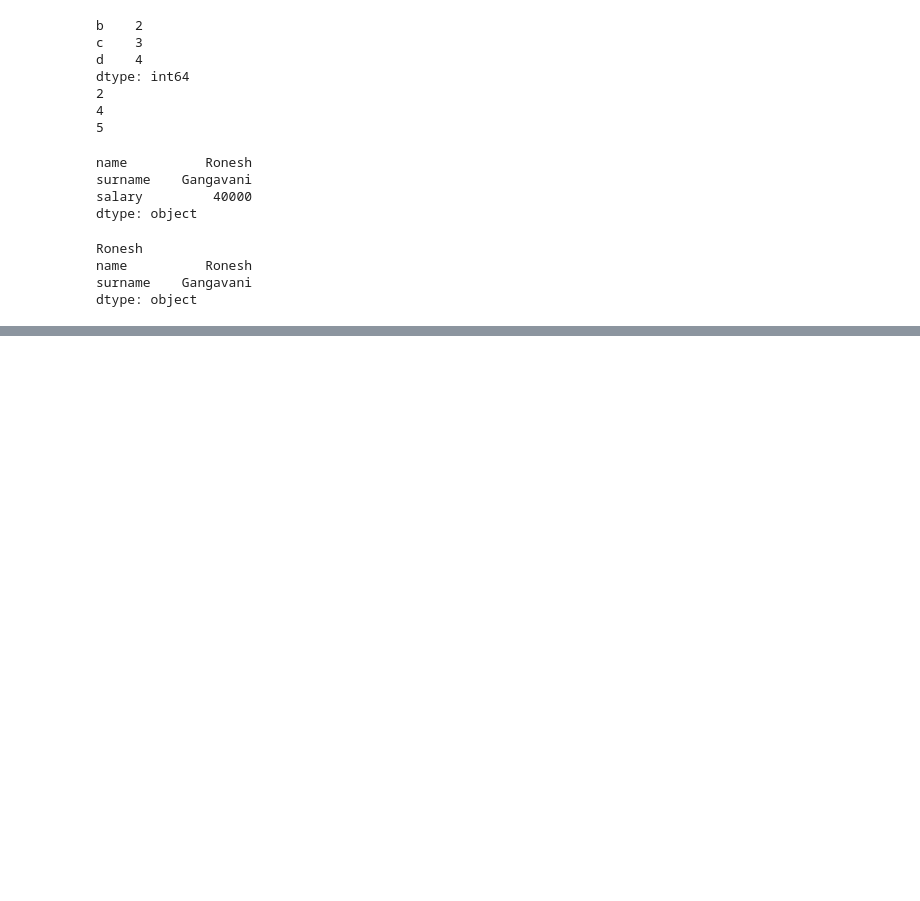
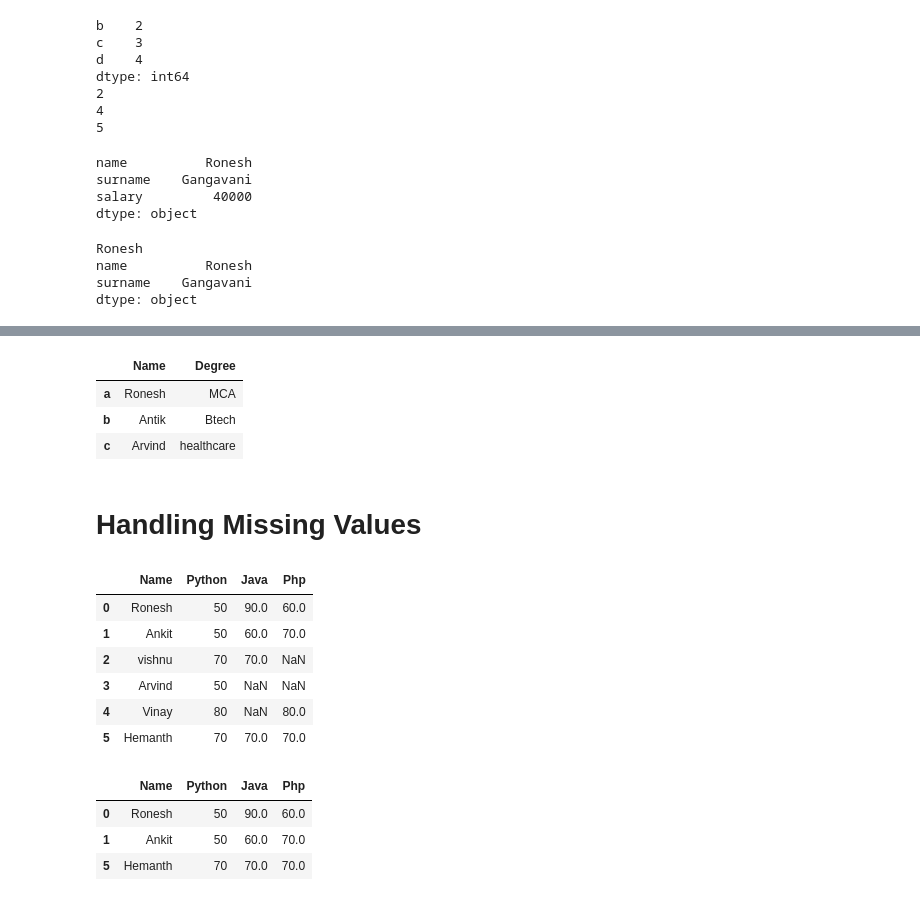
Before and after one commit to roneshgangavani/Python-for-Data-Science-by-Ronesh-Gangavani, a Jupyter notebook: Python/Pandas/Pandas-9-Dec.ipynb, the cells around one changed output, grey strips where cells are left out. Saved outputs shown, nothing was run; the diff lists cells and outputs as text; code cells hidden in the pictures; blank space fills up the shorter version.

Commit message:
pandas dataframs added in 9 dec file

```diff
--- a/Python/Pandas/Pandas-9-Dec.ipynb
+++ b/Python/Pandas/Pandas-9-Dec.ipynb
@@ -47,0 +237,29 @@ dtype: object
+# %%
+df1.iloc[:-1,-3:-1]
+# %% [output]
+|  | Name | Degree |
+| a | Ronesh | MCA |
+| b | Antik | Btech |
+| c | Arvind | healthcare |
+# %% [markdown]
+# Handling Missing Values
+# %%
+dict2={'Name':['Ronesh','Ankit','vishnu','Arvind','Vinay','Hemanth'],'Python':[50,50,70,50,80,70],'Java':[90,60,70,np.nan,np.nan,70],'Php':[60,70,np.nan,np.nan,80,70]}
+# %%
+df5=pd.DataFrame(dict2)
+df5
+# %% [output]
+|  | Name | Python | Java | Php |
+| 0 | Ronesh | 50 | 90.0 | 60.0 |
+| 1 | Ankit | 50 | 60.0 | 70.0 |
+| 2 | vishnu | 70 | 70.0 | NaN |
+| 3 | Arvind | 50 | NaN | NaN |
+| 4 | Vinay | 80 | NaN | 80.0 |
+| 5 | Hemanth | 70 | 70.0 | 70.0 |
+# %%
+df5.dropna()  # default axis=0  here
+# %% [output]
+|  | Name | Python | Java | Php |
+| 0 | Ronesh | 50 | 90.0 | 60.0 |
+| 1 | Ankit | 50 | 60.0 | 70.0 |
+| 5 | Hemanth | 70 | 70.0 | 70.0 |
```
Also changed, not shown: parts of 53 cells of this notebook, 1 other file.
